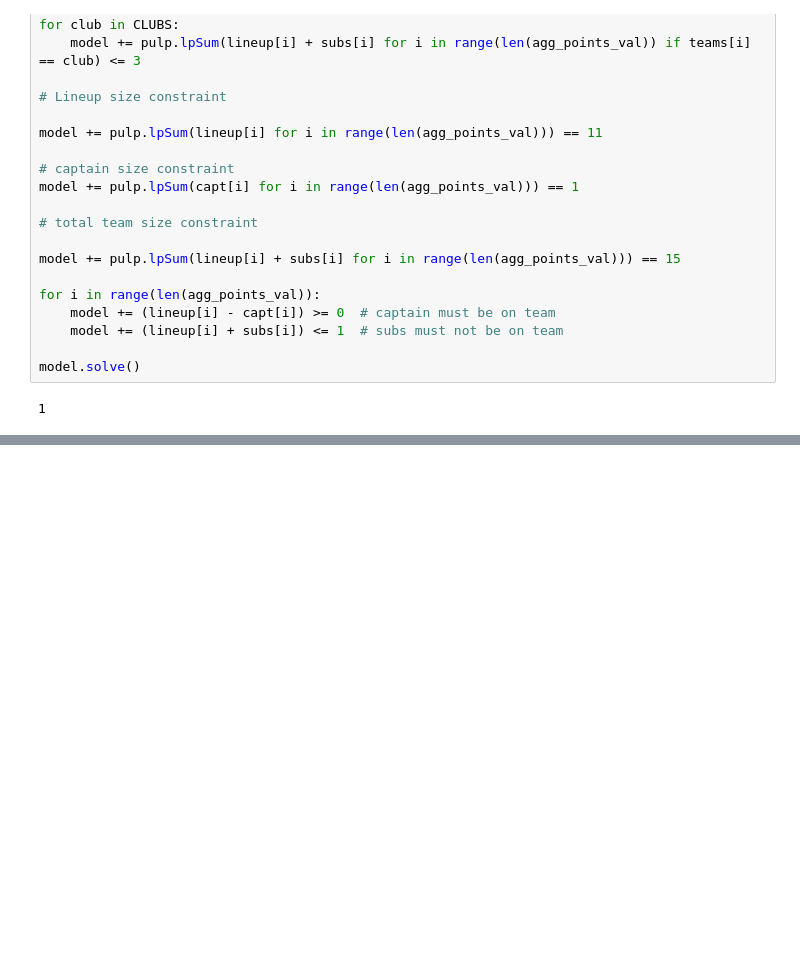
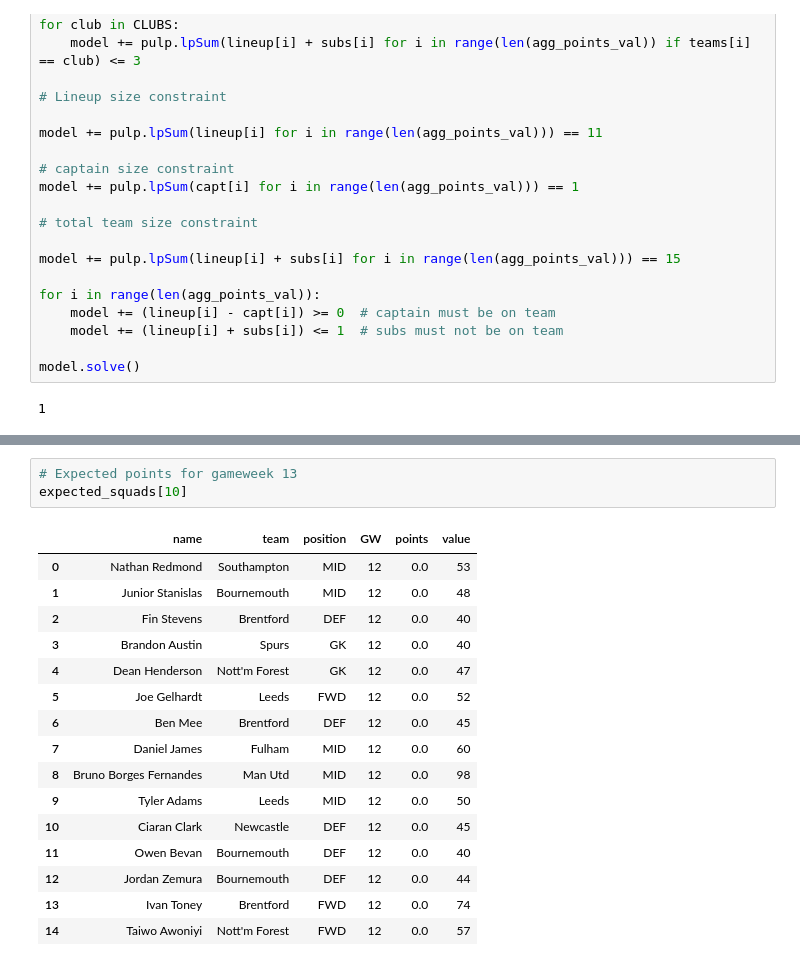
Before and after one commit to farhank-0/Fantasy-Premier-League-Optimization, a Jupyter notebook: Untitled.ipynb, the cells around one changed output, grey strips where cells are left out. Drawn from its saved outputs; the diff is of its cells as text; blank space fills up the shorter version.

```diff
--- a/Untitled.ipynb
+++ b/Untitled.ipynb
@@ -512,0 +537,20 @@ expected_squads[0]
+# %%
+# Expected points for gameweek 13
+expected_squads[10]
+# %% [output]
+|  | name | team | position | GW | points | value |
+| 0 | Nathan Redmond | Southampton | MID | 12 | 0.0 | 53 |
+| 1 | Junior Stanislas | Bournemouth | MID | 12 | 0.0 | 48 |
+| 2 | Fin Stevens | Brentford | DEF | 12 | 0.0 | 40 |
+| 3 | Brandon Austin | Spurs | GK | 12 | 0.0 | 40 |
+| 4 | Dean Henderson | Nott'm Forest | GK | 12 | 0.0 | 47 |
+| 5 | Joe Gelhardt | Leeds | FWD | 12 | 0.0 | 52 |
+| 6 | Ben Mee | Brentford | DEF | 12 | 0.0 | 45 |
+| 7 | Daniel James | Fulham | MID | 12 | 0.0 | 60 |
+| 8 | Bruno Borges Fernandes | Man Utd | MID | 12 | 0.0 | 98 |
+| 9 | Tyler Adams | Leeds | MID | 12 | 0.0 | 50 |
+| 10 | Ciaran Clark | Newcastle | DEF | 12 | 0.0 | 45 |
+| 11 | Owen Bevan | Bournemouth | DEF | 12 | 0.0 | 40 |
+| 12 | Jordan Zemura | Bournemouth | DEF | 12 | 0.0 | 44 |
+| 13 | Ivan Toney | Brentford | FWD | 12 | 0.0 | 74 |
+| 14 | Taiwo Awoniyi | Nott'm Forest | FWD | 12 | 0.0 | 57 |
```
Also changed, not shown: parts of 8 cells of this notebook.
